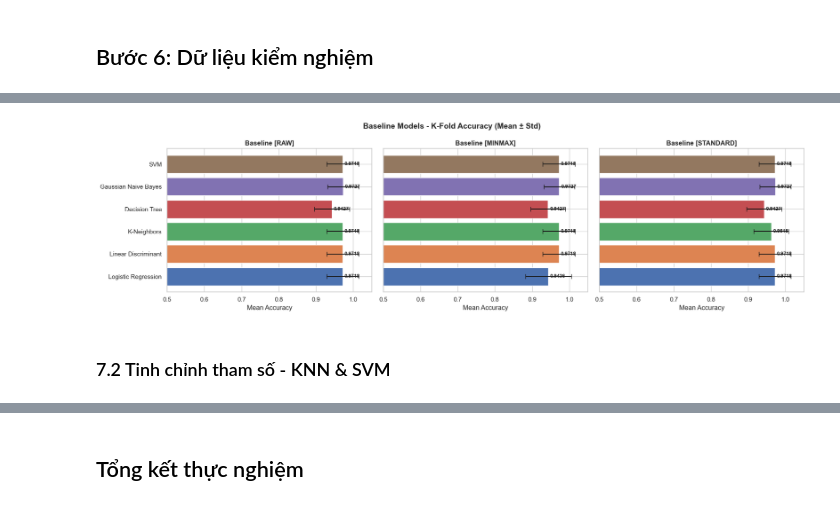
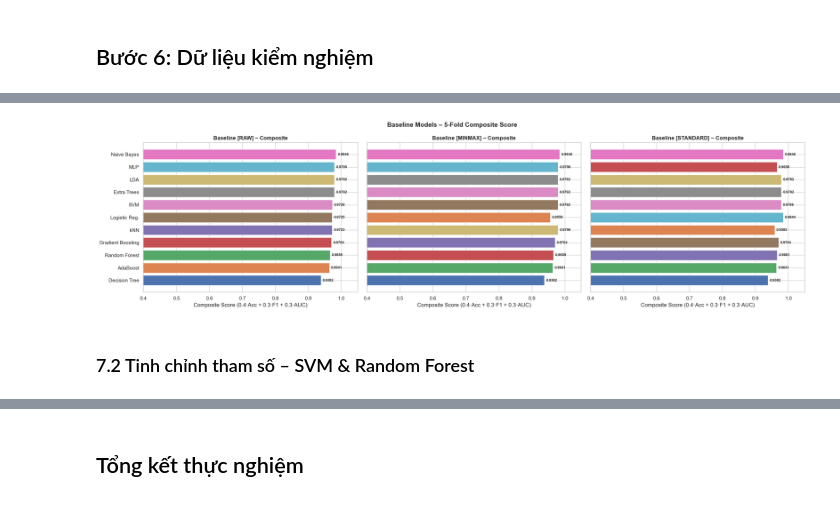
Before and after one commit to Longcodepro/final-project-CSTTNT-, a Jupyter notebook: irisClassification/prj/02_train.ipynb, the cells around one changed output, grey strips where cells are left out. Cells and saved outputs as stored; diff of their text form; code cells hidden in the pictures.

```diff
--- a/irisClassification/prj/02_train.ipynb
+++ b/irisClassification/prj/02_train.ipynb
@@ -149,27 +194,27 @@ print('\n✅ Baseline xong!')
 
 ✅ Baseline xong!
 # %%
-# Biểu đồ Baseline
-fig, axes = plt.subplots(1, 3, figsize=(18, 5), sharey=True)
-colors_bar = ['#4C72B0','#DD8452','#55A868','#C44E52','#8172B2','#937860']
+# Biểu đồ Baseline – trục x là Composite score
+colors_bar = ['#4C72B0','#DD8452','#55A868','#C44E52','#8172B2',
+              '#937860','#DA8BC3','#8C8C8C','#CCB974','#64B5CD','#E377C2']
 
-for idx, scaler_name in enumerate(['raw', 'minmax', 'standard']):
-    subset = df_baseline[df_baseline['Scaler'] == scaler_name]
-    bars = axes[idx].barh(subset['Model'], subset['Mean Acc'],
-                          xerr=subset['Std Acc'], color=colors_bar,
-                          edgecolor='white', capsize=4)
-    axes[idx].set_title(f'Baseline [{scaler_name.upper()}]', fontweight='bold', fontsize=12)
-    axes[idx].set_xlabel('Mean Accuracy')
-    axes[idx].set_xlim(0.5, 1.05)
+fig, axes = plt.subplots(1, 3, figsize=(22, 6), sharey=True)
+for idx_ax, scaler_name in enumerate(['raw', 'minmax', 'standard']):
+    subset = df_baseline[df_baseline['Scaler'] == scaler_name].sort_values('Composite')
+    bars   = axes[idx_ax].barh(subset['Model'], subset['Composite'],
+                               color=colors_bar[:len(subset)], edgecolor='white')
+    axes[idx_ax].set_title(f'Baseline [{scaler_name.upper()}] – Composite', fontweight='bold', fontsize=12)
+    axes[idx_ax].set_xlabel('Composite Score (0.4·Acc + 0.3·F1 + 0.3·AUC)')
+    axes[idx_ax].set_xlim(0.4, 1.05)
     for bar, row in zip(bars, subset.itertuples()):
-        axes[idx].text(row._4 + 0.005, bar.get_y() + bar.get_height()/2,
-                       f'{row._4:.4f}', va='center', fontsize=9, fontweight='bold')
+        axes[idx_ax].text(row.Composite + 0.005, bar.get_y() + bar.get_height()/2,
+                          f'{row.Composite:.4f}', va='center', fontsize=8, fontweight='bold')
 
-plt.suptitle('Baseline Models - K-Fold Accuracy (Mean ± Std)', fontsize=14, fontweight='bold')
+plt.suptitle(f'Baseline Models – {N_SPLITS}-Fold Composite Score', fontsize=14, fontweight='bold')
 plt.tight_layout()
 plt.savefig(os.path.join(EXP_DIR, 'plot_baseline.png'), bbox_inches='tight')
 plt.show()
 # %% [output]
-[figure, old version]
+[figure, new version]
 # %% [markdown]
-### 7.2 Tinh chỉnh tham số - KNN & SVM
+### 7.2 Tinh chỉnh tham số – SVM & Random Forest
```
Also changed, not shown: parts of 28 cells of this notebook, 8 other files.
